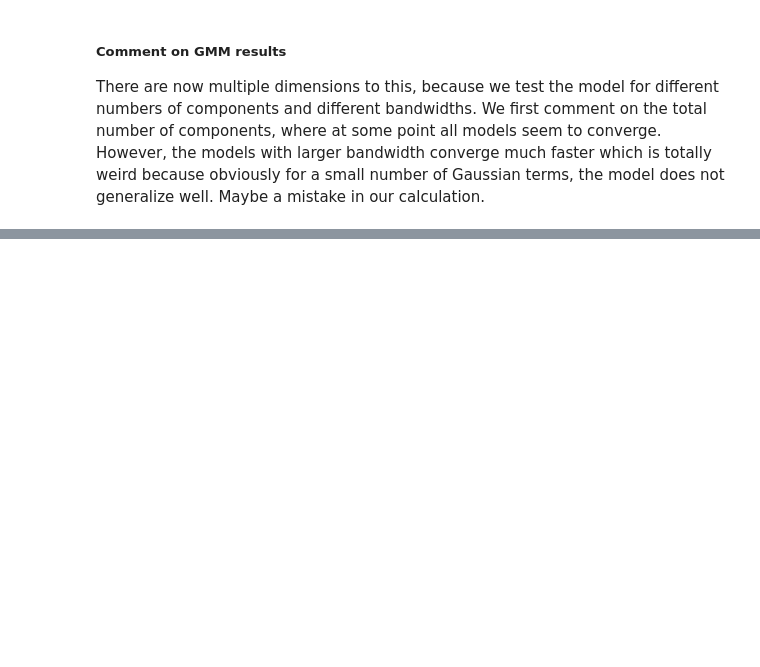
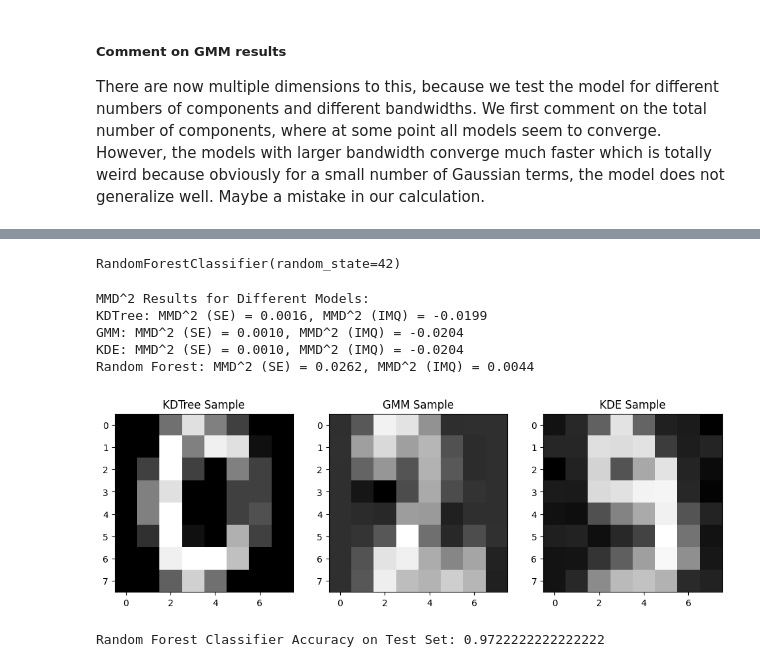
Before and after one commit to juancprolam/generative_neural_networks_for_the_sciences, a Jupyter notebook: ex01-solution.ipynb, the cells around one changed output, grey strips where cells are left out. Saved outputs shown, nothing was run; the diff lists cells and outputs as text; code cells hidden in the pictures; blank space fills up the shorter version.

Commit message:
Up to generating samples in Exercise 2

```diff
--- a/ex01-solution.ipynb
+++ b/ex01-solution.ipynb
@@ -697,0 +715,28 @@ There are now multiple dimensions to this, because we test the model for differe
+# %%
+# Fit the models
+# KDTree (instead of 2d Histogram)
+kdtree = KDTree(X_train)
+# GMM
+gmm = GaussianMixture(n_components=10, random_state=42)
+gmm.fit(X_train)
+# KDE
+kde = KernelDensity(kernel='gaussian', bandwidth=1.0)
+kde.fit(X_train)
+# Random Forest
+rf = RandomForestClassifier(n_estimators=100, random_state=42)
+rf.fit(X_train, y_train)
+# %% [output]
+RandomForestClassifier(random_state=42)
+# %%
+# Sample
+n_samples = 1000
+# KDTree Sampling
+dist, indices = kdtree.query(X_train[np.random.choice(X_train.shape[0], n_samples)], k=1)
+kdtree_samples = X_train[indices.flatten()]
+# GMM Sampling
+gmm_samples, _ = gmm.sample(n_samples)
+# KDE Sampling
+kde_samples = kde.sample(n_samples)
+# Random Forest Sampling
+rf_samples = rf.apply(X_train[np.random.choice(X_train.shape[0], n_samples)])
+rf_samples = X_train[rf_samples[:, 0]]  # Using the first tree for sampling
@@ -697,0 +809,39 @@ There are now multiple dimensions to this, because we test the model for differe
+# %%
+# Compute MMD^2 for each model
+models_samples = {
+    "KDTree": kdtree_samples,
+    "GMM": gmm_samples,
+    "KDE": kde_samples,
+    "Random Forest": rf_samples
+}
+
+mmd_results = {}
+for model_name, samples in models_samples.items():
+    mmd_sq_se = compute_mmd(X_test, h = 1.0, kernel = "squared_exponential")
+    mmd_sq_imq = compute_mmd(X_test, h = 1.0, kernel = "inverse_multi_quadratic")
+    mmd_results[model_name] = (mmd_sq_se, mmd_sq_imq)
+
+print("MMD^2 Results for Different Models:")
+for model_name, (mmd_se, mmd_imq) in mmd_results.items():
+    print(f"{model_name}: MMD^2 (SE) = {mmd_se:.4f}, MMD^2 (IMQ) = {mmd_imq:.4f}")
+# %% [output]
+MMD^2 Results for Different Models:
+KDTree: MMD^2 (SE) = 0.0016, MMD^2 (IMQ) = -0.0199
+GMM: MMD^2 (SE) = 0.0010, MMD^2 (IMQ) = -0.0204
+KDE: MMD^2 (SE) = 0.0010, MMD^2 (IMQ) = -0.0204
+Random Forest: MMD^2 (SE) = 0.0262, MMD^2 (IMQ) = 0.0044
+# %%
+fig, axs = plt.subplots(1, 3, figsize=(12, 6))
+for i in range(3):
+    model_name = list(models_samples.keys())[i]
+    samples = models_samples[model_name]
+    axs[i].imshow(models_samples[model_name][0].reshape(8, 8), cmap='gray')
+    axs[i].set_title(f"{model_name} Sample")
+# %% [output]
+[figure, added]
+# %%
+# Check model accuracy with RF
+# Print score, accuracy
+print("Random Forest Classifier Accuracy on Test Set:", rf.score(X_test, y_test))
+# %% [output]
+Random Forest Classifier Accuracy on Test Set: 0.9722222222222222
```
Also changed, not shown: parts of 10 cells of this notebook.
